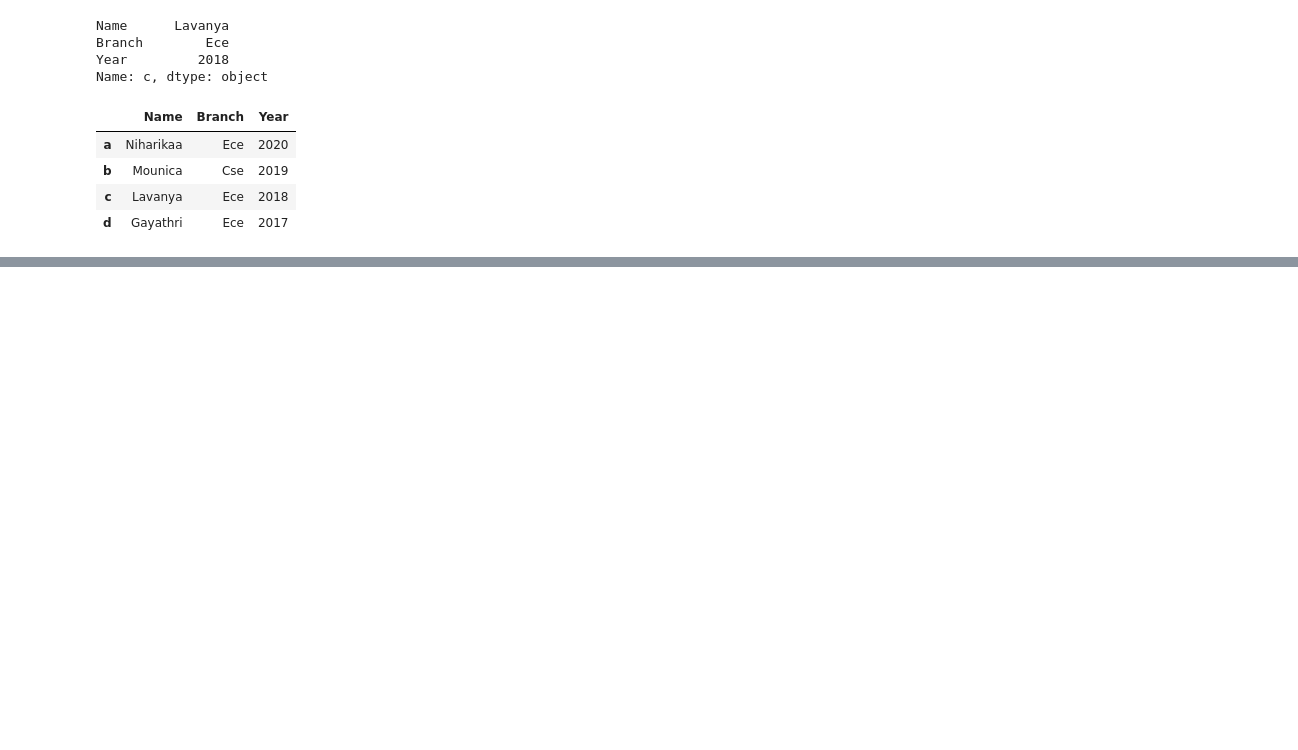
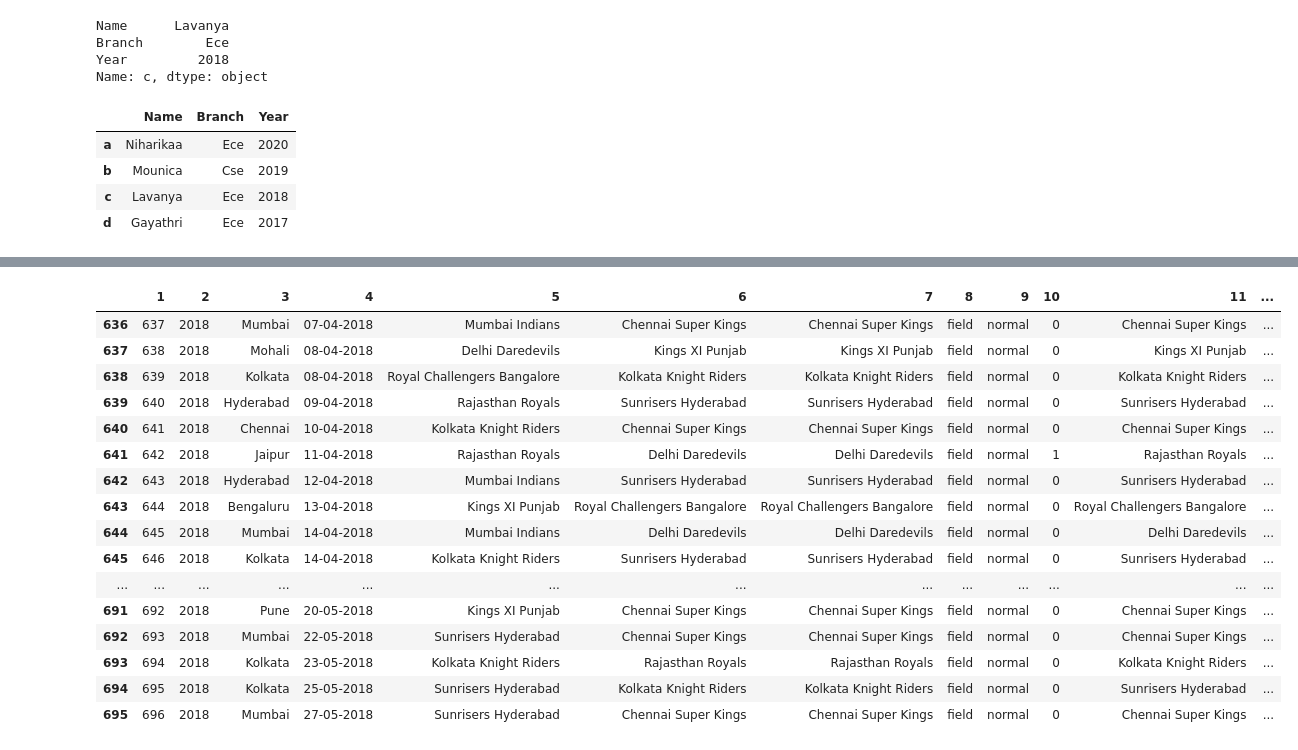
Before and after one commit to AP-State-Skill-Development-Corporation/Data-Analysis-Using-Python-MB1, a Jupyter notebook: Day03_22July2020/Pandas(22-07-2020).ipynb, the cells around one changed output, grey strips where cells are left out. Drawn from its saved outputs; the diff is of its cells as text; code cells hidden in the pictures; blank space fills up the shorter version.

```diff
--- a/Day03_22July2020/Pandas(22-07-2020).ipynb
+++ b/Day03_22July2020/Pandas(22-07-2020).ipynb
@@ -311,0 +523,20 @@ a
+# %%
+data
+# %% [output]
+|  | 1 | 2 | 3 | 4 | 5 | 6 | 7 | 8 | 9 | 10 | 11 | ... |
+| 636 | 637 | 2018 | Mumbai | 07-04-2018 | Mumbai Indians | Chennai Super Kings | Chennai Super Kings | field | normal | 0 | Chennai Super Kings | ... |
+| 637 | 638 | 2018 | Mohali | 08-04-2018 | Delhi Daredevils | Kings XI Punjab | Kings XI Punjab | field | normal | 0 | Kings XI Punjab | ... |
+| 638 | 639 | 2018 | Kolkata | 08-04-2018 | Royal Challengers Bangalore | Kolkata Knight Riders | Kolkata Knight Riders | field | normal | 0 | Kolkata Knight Riders | ... |
+| 639 | 640 | 2018 | Hyderabad | 09-04-2018 | Rajasthan Royals | Sunrisers Hyderabad | Sunrisers Hyderabad | field | normal | 0 | Sunrisers Hyderabad | ... |
+| 640 | 641 | 2018 | Chennai | 10-04-2018 | Kolkata Knight Riders | Chennai Super Kings | Chennai Super Kings | field | normal | 0 | Chennai Super Kings | ... |
+| 641 | 642 | 2018 | Jaipur | 11-04-2018 | Rajasthan Royals | Delhi Daredevils | Delhi Daredevils | field | normal | 1 | Rajasthan Royals | ... |
+| 642 | 643 | 2018 | Hyderabad | 12-04-2018 | Mumbai Indians | Sunrisers Hyderabad | Sunrisers Hyderabad | field | normal | 0 | Sunrisers Hyderabad | ... |
+| 643 | 644 | 2018 | Bengaluru | 13-04-2018 | Kings XI Punjab | Royal Challengers Bangalore | Royal Challengers Bangalore | field | normal | 0 | Royal Challengers Bangalore | ... |
+| 644 | 645 | 2018 | Mumbai | 14-04-2018 | Mumbai Indians | Delhi Daredevils | Delhi Daredevils | field | normal | 0 | Delhi Daredevils | ... |
+| 645 | 646 | 2018 | Kolkata | 14-04-2018 | Kolkata Knight Riders | Sunrisers Hyderabad | Sunrisers Hyderabad | field | normal | 0 | Sunrisers Hyderabad | ... |
+| ... | ... | ... | ... | ... | ... | ... | ... | ... | ... | ... | ... | ... |
+| 691 | 692 | 2018 | Pune | 20-05-2018 | Kings XI Punjab | Chennai Super Kings | Chennai Super Kings | field | normal | 0 | Chennai Super Kings | ... |
+| 692 | 693 | 2018 | Mumbai | 22-05-2018 | Sunrisers Hyderabad | Chennai Super Kings | Chennai Super Kings | field | normal | 0 | Chennai Super Kings | ... |
+| 693 | 694 | 2018 | Kolkata | 23-05-2018 | Kolkata Knight Riders | Rajasthan Royals | Rajasthan Royals | field | normal | 0 | Kolkata Knight Riders | ... |
+| 694 | 695 | 2018 | Kolkata | 25-05-2018 | Sunrisers Hyderabad | Kolkata Knight Riders | Kolkata Knight Riders | field | normal | 0 | Sunrisers Hyderabad | ... |
+| 695 | 696 | 2018 | Mumbai | 27-05-2018 | Sunrisers Hyderabad | Chennai Super Kings | Chennai Super Kings | field | normal | 0 | Chennai Super Kings | ... |
```
Also changed, not shown: parts of 33 cells of this notebook.
